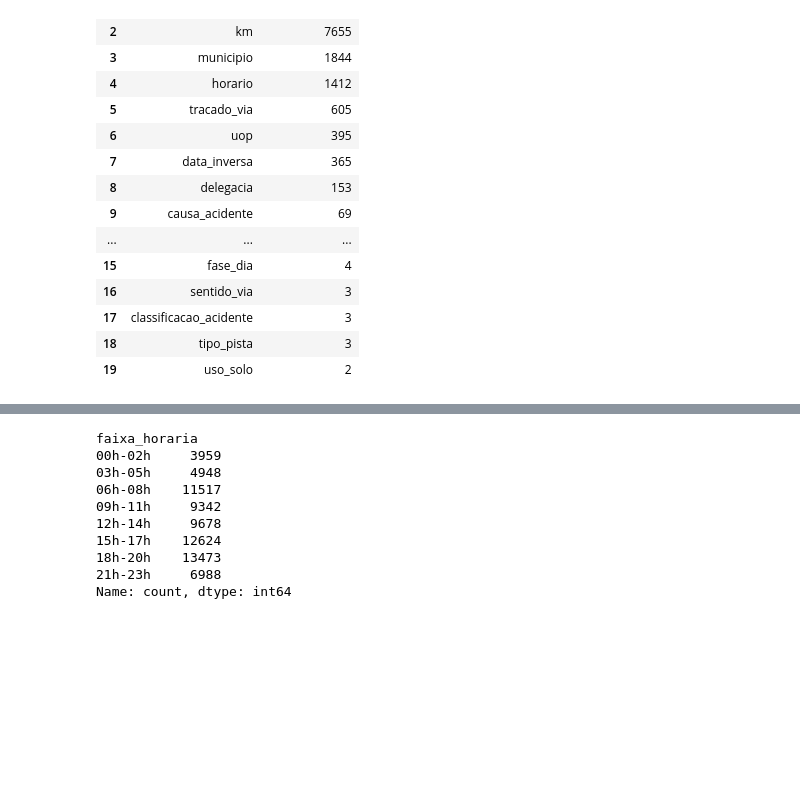
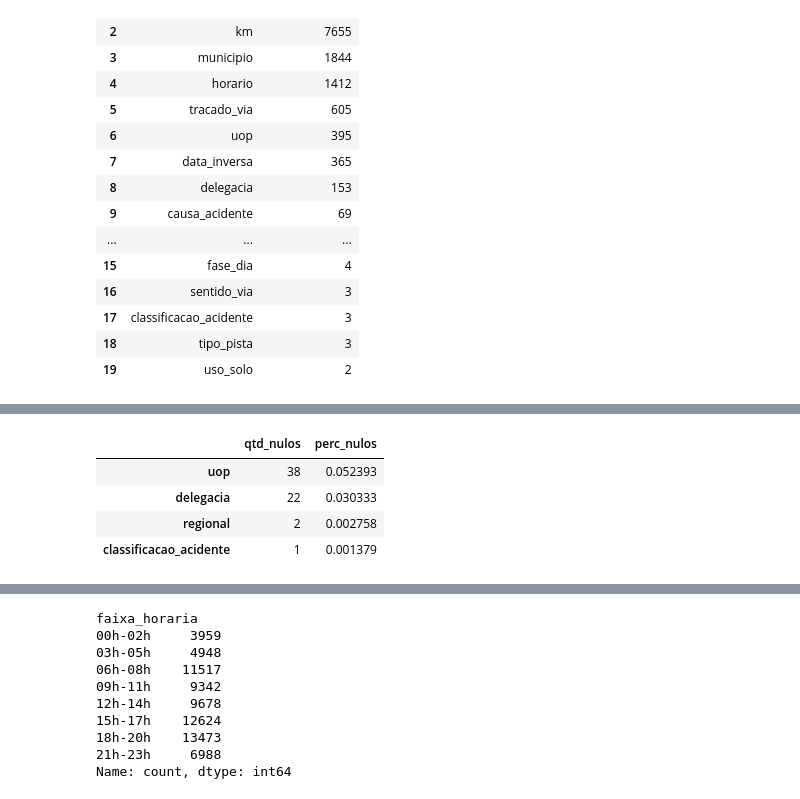
Before and after one commit to dansoaresfarias/FAP-2026-AnaliseDados, a Jupyter notebook: Projeto_PRF/notebooks/modulo04.ipynb, the cells around one changed output, grey strips where cells are left out. Drawn from its saved outputs; the diff is of its cells as text; code cells hidden in the pictures; blank space fills up the shorter version.

```diff
--- a/Projeto_PRF/notebooks/modulo04.ipynb
+++ b/Projeto_PRF/notebooks/modulo04.ipynb
@@ -225,17 +219,3 @@ See https://pandas.pydata.org/docs/user_guide/migration-3-strings.html#string-mi
 | 17 | classificacao_acidente | 3 |
 | 18 | tipo_pista | 3 |
 | 19 | uso_solo | 2 |
-# %%
-colunas_numericas = [
- "br","km","pessoas","mortos","feridos",
- "feridos_leves","feridos_graves",
- "ilesos","ignorados","veiculos"
-]
-
-for coluna in colunas_numericas:
-    if coluna in df.columns:
-        df[coluna] = pd.to_numeric(
-        df[coluna], errors="coerce")
-
-print(df[[c for c in colunas_numericas
-if c in df.columns]].dtypes)
@@ -254,3 +277,18 @@ dtype: object
+# %%
+# Diagnóstico de valores ausentes
+nulos = pd.DataFrame({
+    "qtd_nulos": df.isna().sum(),
+    "perc_nulos": df.isna().mean() * 100
+}).sort_values(
+    "perc_nulos", ascending=False)
+
+display(nulos[nulos["qtd_nulos"] > 0])
+# %% [output]
+|  | qtd_nulos | perc_nulos |
+| uop | 38 | 0.052393 |
+| delegacia | 22 | 0.030333 |
+| regional | 2 | 0.002758 |
+| classificacao_acidente | 1 | 0.001379 |
 # %%
 df["data_inversa"] = pd.to_datetime(df["data_inversa"], errors="coerce")
 df["ano"] = df["data_inversa"].dt.year
```
Also changed, not shown: parts of 3 cells of this notebook.
